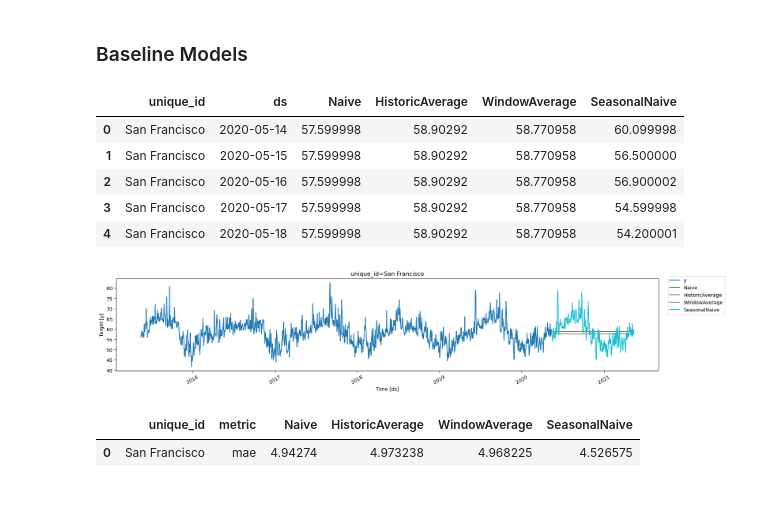
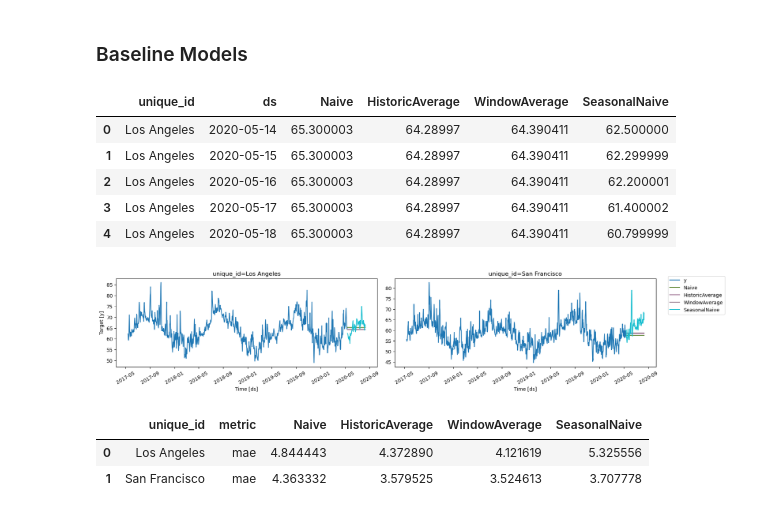
Before and after one commit to ianliu1119/Time-Series-Analysis, a Jupyter notebook: temperature_analysis.ipynb, the cells around one changed output. Saved outputs shown, nothing was run; the diff lists cells and outputs as text; code cells hidden in the pictures.

```diff
--- a/temperature_analysis.ipynb
+++ b/temperature_analysis.ipynb
@@ -32,17 +32,16 @@ data.head()
 | 3 | Africa | Algeria | NaN | Algiers | 1 | 4 | 1995 | 46.4 |
 | 4 | Africa | Algeria | NaN | Algiers | 1 | 5 | 1995 | 47.9 |
 # %%
-sf = data[data['City'] == 'San Francisco']
+data = data[(data['City'] == 'San Francisco') | (data['City'] == 'Los Angeles')]
 
-sf.columns = [col.lower().replace(' ', '_') for col in sf.columns]
-sf['date'] = pd.to_datetime(sf[['year', 'month', 'day']])
-#sf = sf[sf['year'] >= 2015]
-sf = sf[['city', 'date', 'avgtemperature']]
-sf = sf[sf['date'] >= '2014-05-13']
+data.columns = [col.lower().replace(' ', '_') for col in data.columns]
+data['date'] = pd.to_datetime(data[['year', 'month', 'day']])
+data = data[['city', 'date', 'avgtemperature']]
+data = data[data['date'] >= '2017-05-13']
 
-sf.columns = ['unique_id', 'ds', 'y']
-sf = sf.reset_index(drop=True)
+data.columns = ['unique_id', 'ds', 'y']
+data = data.reset_index(drop=True)
 
-sf.head()
+data.head()
 # %% [output]
 |  | unique_id | ds | y |
@@ -65,7 +60,7 @@ plt.show()
 from statsforecast import StatsForecast
 from statsforecast.models import Naive, HistoricAverage, WindowAverage, SeasonalNaive
 
-horizon = 365
+horizon = 90
 models = [
     Naive(),
     HistoricAverage(),
@@ -73,34 +68,34 @@ models = [
     SeasonalNaive(season_length = 365)
 ]
 
-s_f = StatsForecast(models = models, freq = 'D')
-s_f.fit(df = sf)
-preds = s_f.predict(h = horizon)
+sf = StatsForecast(models = models, freq = 'D')
+sf.fit(df = data)
+preds = sf.predict(h = horizon)
 preds = preds.reset_index()
 # %%
 preds.head()
 # %% [output]
 |  | unique_id | ds | Naive | HistoricAverage | WindowAverage | SeasonalNaive |
-| 0 | San Francisco | 2020-05-14 | 57.599998 | 58.90292 | 58.770958 | 60.099998 |
-| 1 | San Francisco | 2020-05-15 | 57.599998 | 58.90292 | 58.770958 | 56.500000 |
-| 2 | San Francisco | 2020-05-16 | 57.599998 | 58.90292 | 58.770958 | 56.900002 |
-| 3 | San Francisco | 2020-05-17 | 57.599998 | 58.90292 | 58.770958 | 54.599998 |
-| 4 | San Francisco | 2020-05-18 | 57.599998 | 58.90292 | 58.770958 | 54.200001 |
+| 0 | Los Angeles | 2020-05-14 | 65.300003 | 64.28997 | 64.390411 | 62.500000 |
+| 1 | Los Angeles | 2020-05-15 | 65.300003 | 64.28997 | 64.390411 | 62.299999 |
+| 2 | Los Angeles | 2020-05-16 | 65.300003 | 64.28997 | 64.390411 | 62.200001 |
+| 3 | Los Angeles | 2020-05-17 | 65.300003 | 64.28997 | 64.390411 | 61.400002 |
+| 4 | Los Angeles | 2020-05-18 | 65.300003 | 64.28997 | 64.390411 | 60.799999 |
 # %%
 plot_series(
-    df = sf,
+    df = data,
     forecasts_df = preds,
-    ids = ['San Francisco'],
+    ids = ['Los Angeles','San Francisco'],
     max_insample_length = 365 * 5
 )
 # %% [output]
-[figure, old version]
+[figure, new version]
 # %%
-test = sf.groupby("unique_id").tail(horizon)
-train = sf.drop(test.index).reset_index(drop=True)
+test = data.groupby("unique_id").tail(horizon)
+train = data.drop(test.index).reset_index(drop=True)
 
-s_f.fit(df=train)
-preds = s_f.predict(h = horizon)
+sf.fit(df=train)
+preds = sf.predict(h = horizon)
 preds = preds.reset_index()
 eval_df = pd.merge(test, preds, 'left', ['ds', 'unique_id'])
 
@@ -112,7 +107,8 @@ evaluation = evaluate(
 evaluation
 # %% [output]
 |  | unique_id | metric | Naive | HistoricAverage | WindowAverage | SeasonalNaive |
-| 0 | San Francisco | mae | 4.94274 | 4.973238 | 4.968225 | 4.526575 |
+| 0 | Los Angeles | mae | 4.844443 | 4.372890 | 4.121619 | 5.325556 |
+| 1 | San Francisco | mae | 4.363332 | 3.579525 | 3.524613 | 3.707778 |
 # %%
 evaluation = evaluation.drop(['unique_id'], axis = 1).groupby('metric').mean().reset_index()
 evaluation
```
Also changed, not shown: parts of 10 cells of this notebook.
